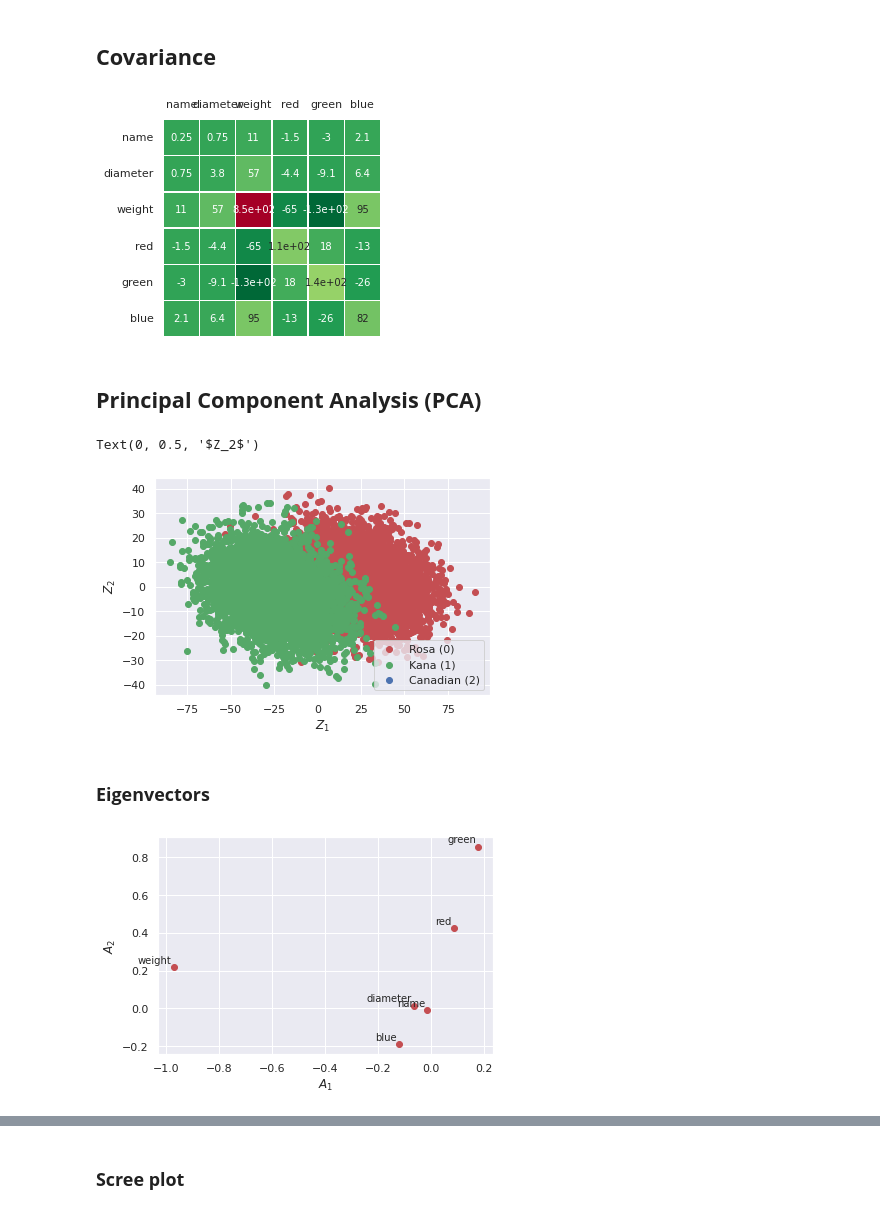
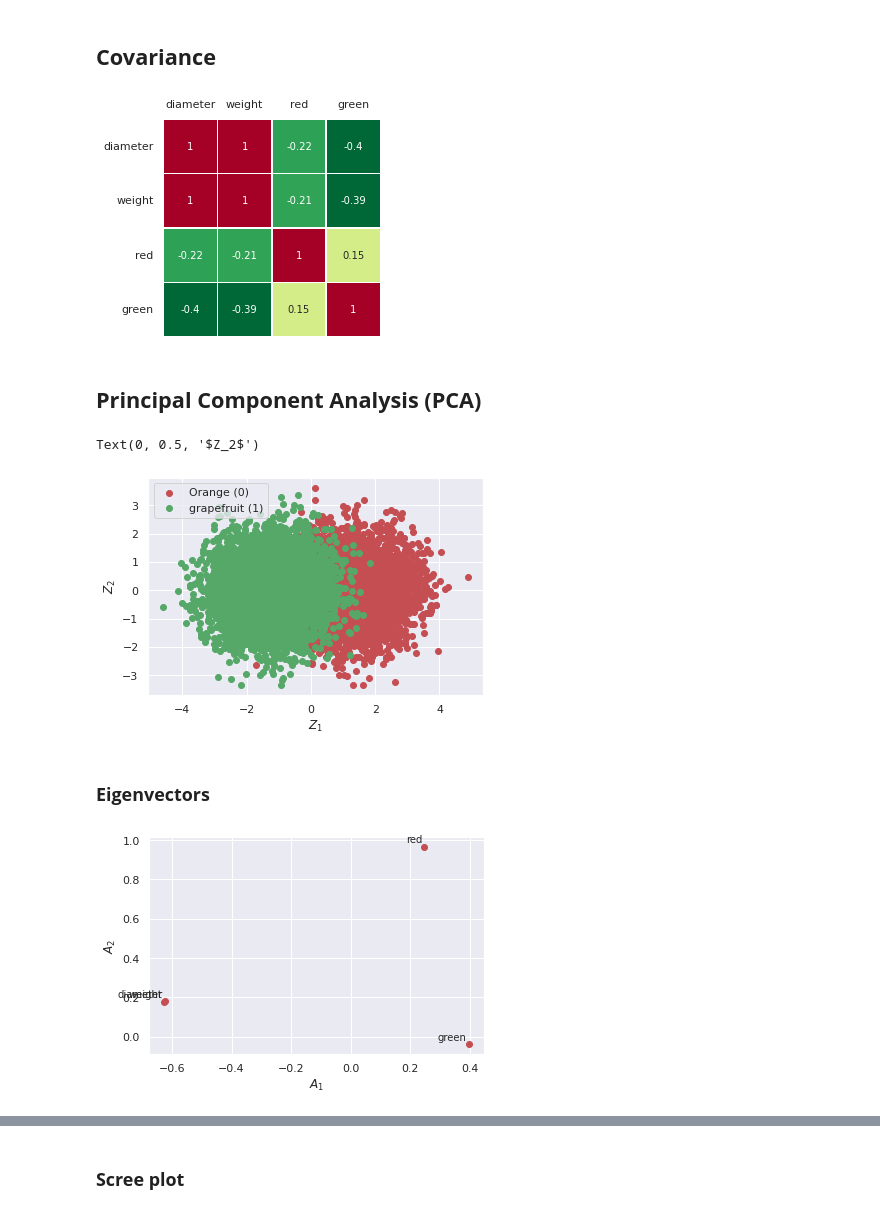
Before and after one commit to ccteeya/INSE6220, a Jupyter notebook: SampleProject.ipynb, the cells around one changed output, grey strips where cells are left out. Cells and saved outputs as stored; diff of their text form; code cells hidden in the pictures.

```diff
--- a/SampleProject.ipynb
+++ b/SampleProject.ipynb
@@ -80,13 +80,13 @@ memory usage: 468.9 KB
 # %% [markdown]
 ### **Classes**
 # %%
-y = df['name']
-target = df['name'].to_numpy()
+y = df['class']
+target = df['class'].to_numpy()
 # %% [markdown]
 ### **Features**
 
 Data Matrix
 # %%
-X = df.iloc[:,0:7]
+X = df.iloc[:,0:4]
 X.head(10)
 # %% [output]
@@ -114,8 +112,7 @@ X.describe().transpose()
 # %% [markdown]
 Notice that the data is not standardizd. So we need to standarize it.
 # %%
-# X_st = StandardScaler().fit_transform(X)
-X_st = X
+X_st = StandardScaler().fit_transform(X)
 df = pd.DataFrame(X_st)
 df.columns = X.columns
 # %%
@@ -200,32 +195,32 @@ ax.tick_params(labelbottom=False,labeltop=True)
 ax.set_xticklabels(ax.get_xticklabels(),rotation=0);
 #plt.title('Covariance matrix')
 # %% [output]
-[figure, old version]
+[figure, new version]
 # %% [markdown]
 ## **Principal Component Analysis (PCA)**
 # %%
 pca = PCA()
 pca.fit(df)
 Z = pca.fit_transform(df)
 
 # 1(Rosa)->0,  2(Kama)->1, 3(Canadian)->2
 idx_Rosa = np.where(y == 0)
 idx_Kana = np.where(y == 1)
-idx_Canadian = np.where(y == 2)
+# idx_Canadian = np.where(y == 2)
 
 plt. figure()
-plt.scatter(Z[idx_Rosa,0], Z[idx_Rosa,1], c='r', label='Rosa (0)')
-plt.scatter(Z[idx_Kana,0], Z[idx_Kana,1], c='g', label='Kana (1)')
-plt.scatter(Z[idx_Canadian,0], Z[idx_Canadian,1], c='b', label='Canadian (2)')
+plt.scatter(Z[idx_Rosa,0], Z[idx_Rosa,1], c='r', label='Orange (0)')
+plt.scatter(Z[idx_Kana,0], Z[idx_Kana,1], c='g', label='grapefruit (1)')
+# plt.scatter(Z[idx_Canadian,0], Z[idx_Canadian,1], c='b', label='Canadian (2)')
 plt.legend()
 plt.xlabel('$Z_1$')
 plt.ylabel('$Z_2$')
 #for label, x, y in zip(observations,Z[:, 0],Z[:, 1]):
 #    plt.annotate(label, xy=(x, y), xytext=(-2, 2),
 #        textcoords='offset points', ha='right', va='bottom')
 # %% [output]
 Text(0, 0.5, '$Z_2$')
-[figure, old version]
+[figure, new version]
 # %% [markdown]
 ### **Eigenvectors**
 # %%
@@ -239,7 +234,7 @@ plt.ylabel('$A_2$')
 for label, x, y in zip(variables, A[:, 0], A[:, 1]):
   plt.annotate(label, xy=(x, y), xytext=(-2, 2), textcoords='offset points', ha='right', va='bottom')
 # %% [output]
-[figure, old version]
+[figure, new version]
 # %%
 plt.figure()
 plt.scatter(A[:, 0],A[:, 1], marker='o', c=A[:, 2], s=A[:, 3]*500, cmap=plt.get_cmap('Spectral'))
```
Also changed, not shown: parts of 35 cells of this notebook.
